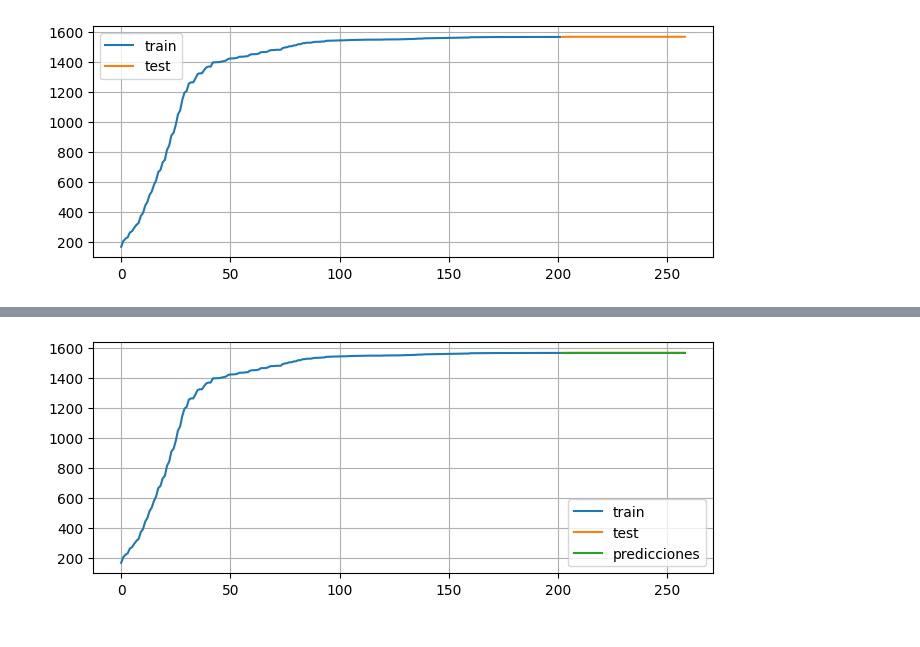
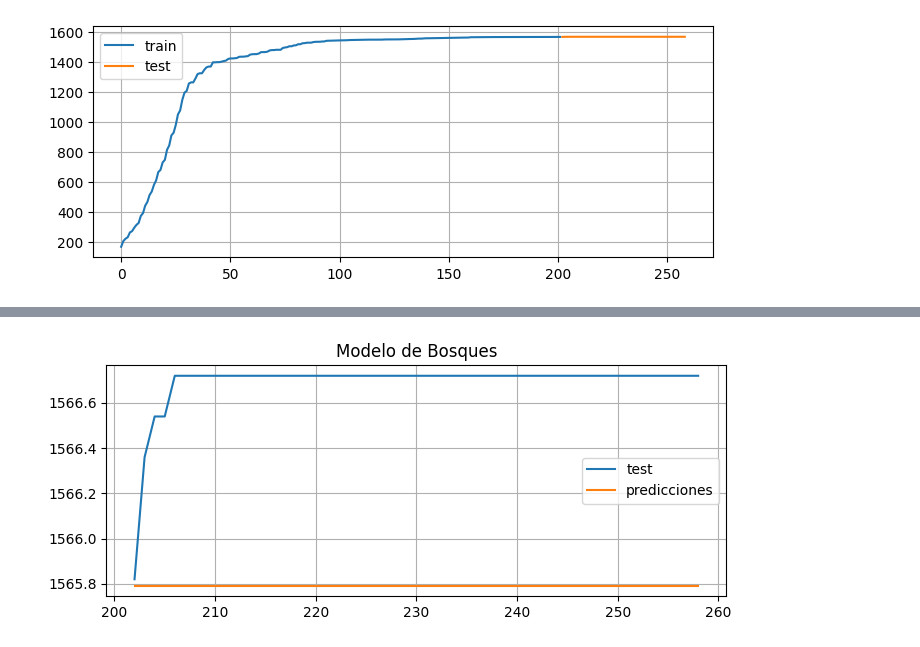
Before and after one commit to matkeii/THC, a Jupyter notebook: Clase_16_Noviembre.ipynb, the cells around one changed output, grey strips where cells are left out. Drawn from its saved outputs; the diff is of its cells as text; code cells hidden in the pictures.

```diff
--- a/Clase_16_Noviembre.ipynb
+++ b/Clase_16_Noviembre.ipynb
@@ -454,11 +449,12 @@ predicciones = forecaster.predict(steps=steps)
 predicciones.index=data_test.index
 # %%
 fig,ax=plt.subplots(figsize=(8,3))
-data_train['Boys'].plot(ax=ax,label='train')
-data_test['Boys'].plot(ax=ax,label='test')
+#data_train['Boys'].plot(ax=ax,label='train')
+data_test['Boys'].plot(ax=ax,label='test') #ax=ax para que no mueva los ejes
 predicciones.plot(ax=ax,label='predicciones')
 ax.legend()
+plt.title('Modelo de Bosques')
 plt.grid()
 plt.show()
 # %% [output]
-[figure, old version]
+[figure, new version]
```
Also changed, not shown: parts of 18 cells of this notebook.
